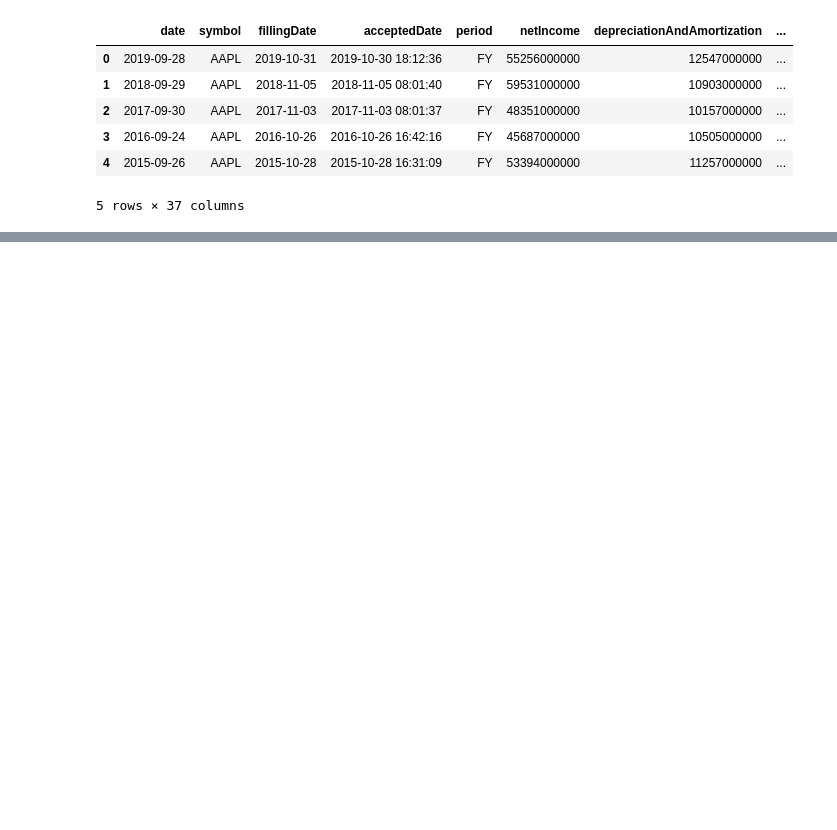
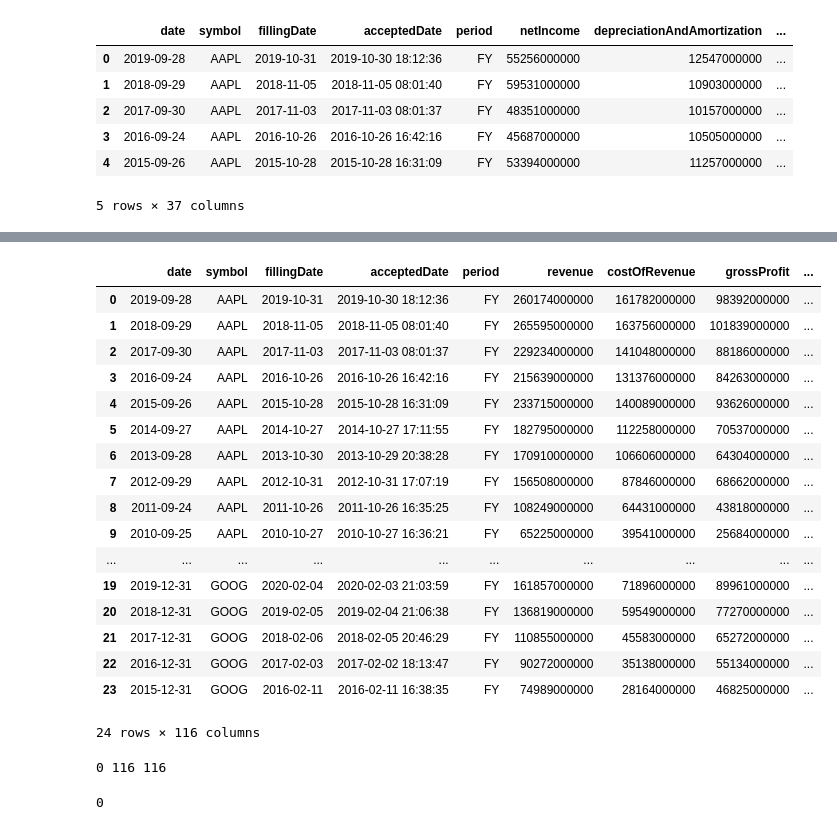
Before and after one commit to ooisiang/stock-analysis, a Jupyter notebook: stock_analysis.ipynb, the cells around one changed output, grey strips where cells are left out. Drawn from its saved outputs; the diff is of its cells as text; code cells hidden in the pictures; blank space fills up the shorter version.

Commit message:
feat: Add collect_companies_data()
Restructured docstring in each function

```diff
--- a/stock_analysis.ipynb
+++ b/stock_analysis.ipynb
@@ -126,0 +121,55 @@ dtype: object
+# %%
+def collect_companies_data(tickers_list, api_key):
+    """
+    This function aims to collect all financial data from the income, balance sheet and cash flow statement of all the
+    selected companies in the tickers_list and combine them into a pandas dataset.
+    Companies' profile data will be collected here and will be returned as a second pandas dataset
+
+    :param tickers_list: a list of tickers that should be collected
+    :type tickers_list: list
+    :param api_key: user's api key in financialmodelingprep.com
+    :type api_key: str
+    :return: a dataframe with financial data from the selected companies
+    :rtype: pd.DataFrame
+    :return: a dataframe with profile data from the selected companies
+    :rtype: pd.DataFrame
+    """
+
+    companies_profile_data = pd.DataFrame()
+    companies_financial_data = pd.DataFrame()
+
+    for ticker in tickers_list:
+        companies_profile_data = companies_profile_data.append(get_company_profile_data(ticker, api_key), ignore_index=True)
+        income_statement = get_annual_financial_statement(ticker, 'income-statement', api_key)
+        balance_sheet_statement = get_annual_financial_statement(ticker, 'balance-sheet-statement', api_key)
+        cash_flow_statement = get_annual_financial_statement(ticker, 'cash-flow-statement', api_key)
+        financial_data = pd.concat([income_statement, balance_sheet_statement, cash_flow_statement], axis=1)
+        companies_financial_data = companies_financial_data.append(financial_data, ignore_index=True)
+
+
+    return companies_financial_data, companies_profile_data
+# %%
+companies_list = ['AAPL', 'GOOG']
+
+df_financial_data, df_profile_data = collect_companies_data(companies_list, api_key)
+# %%
+df_financial_data
+# %% [output]
+|  | date | symbol | fillingDate | acceptedDate | period | revenue | costOfRevenue | grossProfit | ... |
+| 0 | 2019-09-28 | AAPL | 2019-10-31 | 2019-10-30 18:12:36 | FY | 260174000000 | 161782000000 | 98392000000 | ... |
+| 1 | 2018-09-29 | AAPL | 2018-11-05 | 2018-11-05 08:01:40 | FY | 265595000000 | 163756000000 | 101839000000 | ... |
+| 2 | 2017-09-30 | AAPL | 2017-11-03 | 2017-11-03 08:01:37 | FY | 229234000000 | 141048000000 | 88186000000 | ... |
+| 3 | 2016-09-24 | AAPL | 2016-10-26 | 2016-10-26 16:42:16 | FY | 215639000000 | 131376000000 | 84263000000 | ... |
+| 4 | 2015-09-26 | AAPL | 2015-10-28 | 2015-10-28 16:31:09 | FY | 233715000000 | 140089000000 | 93626000000 | ... |
+| 5 | 2014-09-27 | AAPL | 2014-10-27 | 2014-10-27 17:11:55 | FY | 182795000000 | 112258000000 | 70537000000 | ... |
+| 6 | 2013-09-28 | AAPL | 2013-10-30 | 2013-10-29 20:38:28 | FY | 170910000000 | 106606000000 | 64304000000 | ... |
+| 7 | 2012-09-29 | AAPL | 2012-10-31 | 2012-10-31 17:07:19 | FY | 156508000000 | 87846000000 | 68662000000 | ... |
+| 8 | 2011-09-24 | AAPL | 2011-10-26 | 2011-10-26 16:35:25 | FY | 108249000000 | 64431000000 | 43818000000 | ... |
+| 9 | 2010-09-25 | AAPL | 2010-10-27 | 2010-10-27 16:36:21 | FY | 65225000000 | 39541000000 | 25684000000 | ... |
+| ... | ... | ... | ... | ... | ... | ... | ... | ... | ... |
+| 19 | 2019-12-31 | GOOG | 2020-02-04 | 2020-02-03 21:03:59 | FY | 161857000000 | 71896000000 | 89961000000 | ... |
+| 20 | 2018-12-31 | GOOG | 2019-02-05 | 2019-02-04 21:06:38 | FY | 136819000000 | 59549000000 | 77270000000 | ... |
+| 21 | 2017-12-31 | GOOG | 2018-02-06 | 2018-02-05 20:46:29 | FY | 110855000000 | 45583000000 | 65272000000 | ... |
+| 22 | 2016-12-31 | GOOG | 2017-02-03 | 2017-02-02 18:13:47 | FY | 90272000000 | 35138000000 | 55134000000 | ... |
+| 23 | 2015-12-31 | GOOG | 2016-02-11 | 2016-02-11 16:38:35 | FY | 74989000000 | 28164000000 | 46825000000 | ... |
+24 rows × 116 columns
@@ -126,0 +178,20 @@ dtype: object
+# %%
+# check if all columns names in the df_financial_data are the same as the col names in the 3 financial statements
+# check if number of columns in df_financial_data is the same as the total number of col in the 3 financial statements
+all_col = []
+all_col = income_statement_col + balance_sheet_col + cash_flow_col
+
+mismatch_count = 0
+
+for col in columns_names:
+    if(col not in all_col):
+        mismatch_count += 1
+
+print(count, len(all_col), len(columns_names))
+# %% [output]
+0 116 116
+# %%
+# check if there is any NaNs in df_financial_data
+sum(df_financial_data.isna().sum() >= 1)
+# %% [output]
+0
```
Also changed, not shown: parts of 12 cells of this notebook, 1 other file.
